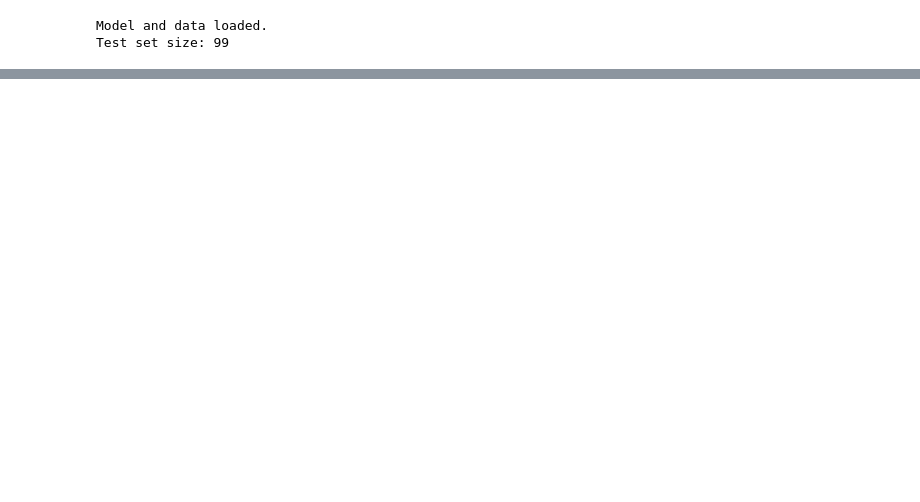
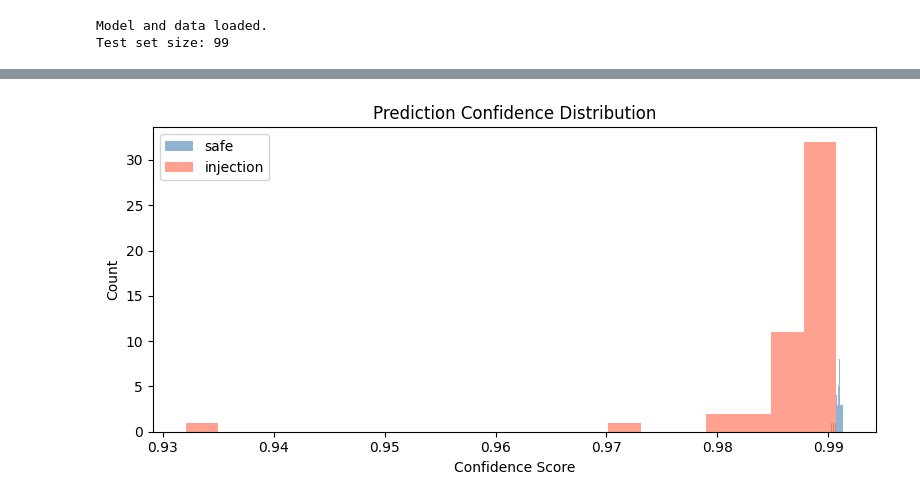
Before and after one commit to meryemuygurer/piguard-ml, a Jupyter notebook: notebooks/03_results.ipynb, the cells around one changed output, grey strips where cells are left out. Drawn from its saved outputs; the diff is of its cells as text; code cells hidden in the pictures; blank space fills up the shorter version.

```diff
--- a/notebooks/03_results.ipynb
+++ b/notebooks/03_results.ipynb
@@ -24,0 +77,17 @@ Test set size: 99
+# %%
+# Confidence distribution
+safe_probs = all_probs[all_preds == 0][:, 0]
+injection_probs = all_probs[all_preds == 1][:, 1]
+
+plt.figure(figsize=(8, 4))
+plt.hist(safe_probs, bins=20, alpha=0.6, color='steelblue', label='safe')
+plt.hist(injection_probs, bins=20, alpha=0.6, color='tomato', label='injection')
+plt.title('Prediction Confidence Distribution')
+plt.xlabel('Confidence Score')
+plt.ylabel('Count')
+plt.legend()
+plt.tight_layout()
+plt.savefig('../data/confidence_distribution.png')
+plt.show()
+# %% [output]
+[figure, added]
```
Also changed, not shown: parts of 3 cells of this notebook.
